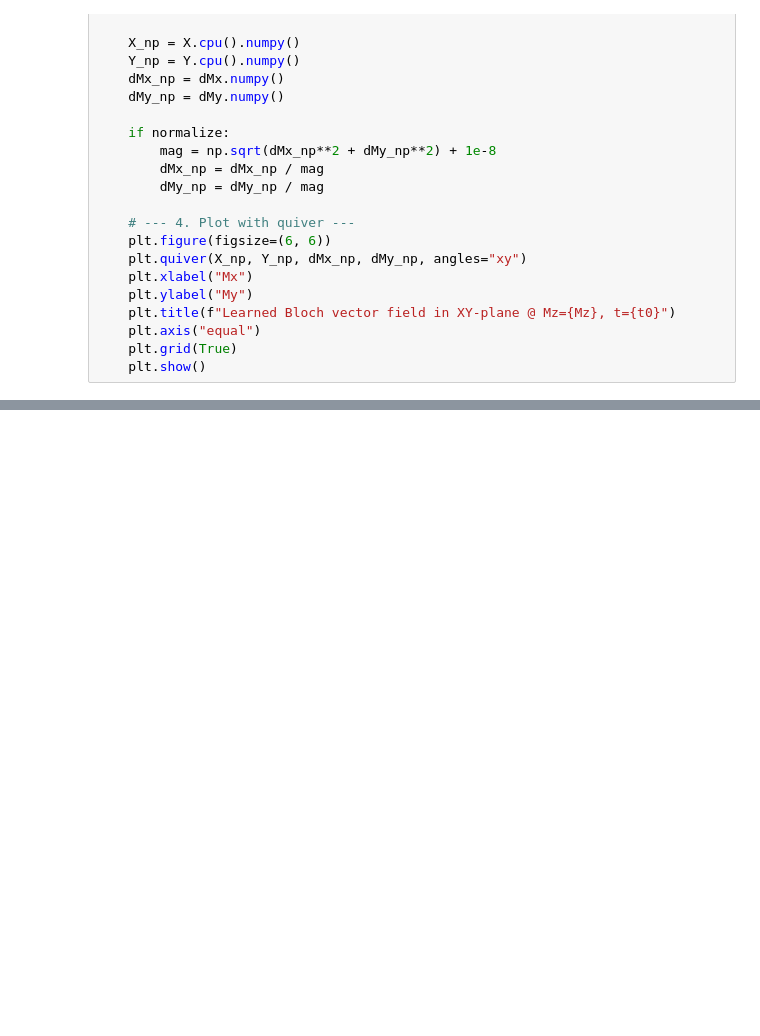
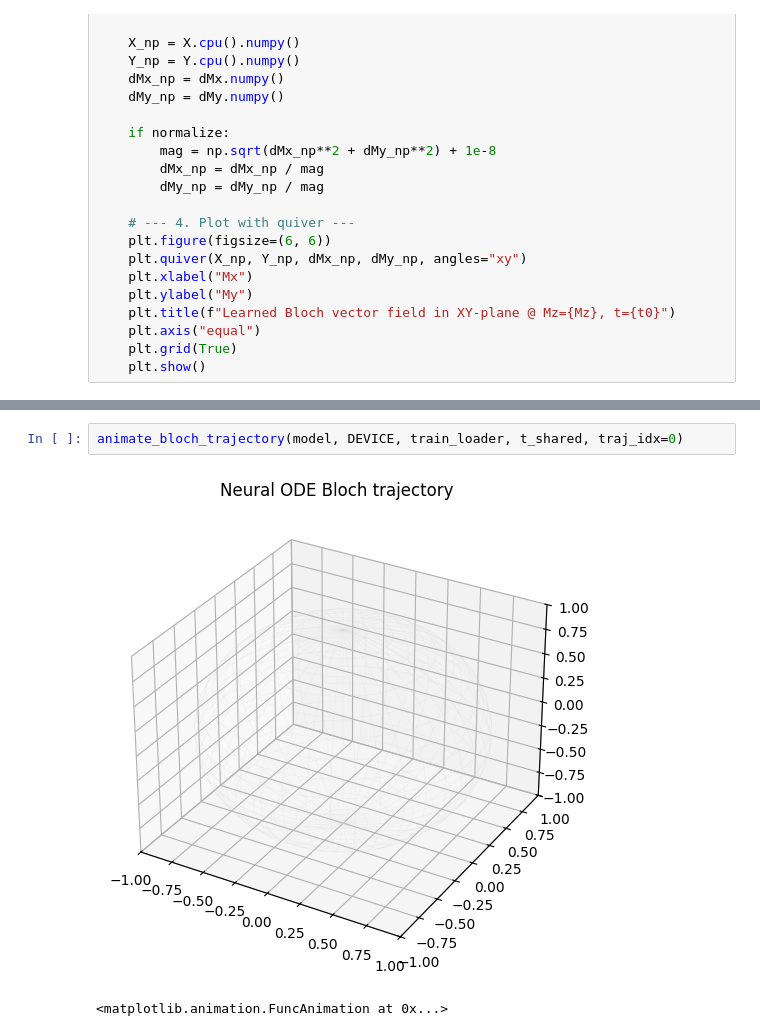
Before and after one commit to Laaaarry/Bloch-Equations-Modelling-Project, a Jupyter notebook: training_pipeline.ipynb, the cells around one changed output, grey strips where cells are left out. Cells and saved outputs as stored; diff of their text form; blank space fills up the shorter version.

```diff
--- a/training_pipeline.ipynb
+++ b/training_pipeline.ipynb
@@ -1909,0 +2544,5 @@ plot_bloch_vector_field_xy(
+# %%
+animate_bloch_trajectory(model, DEVICE, train_loader, t_shared, traj_idx=0)
+# %% [output]
+[figure, added]
+<matplotlib.animation.FuncAnimation at 0x...>
```
Also changed, not shown: parts of 22 cells of this notebook, 8 other files.
